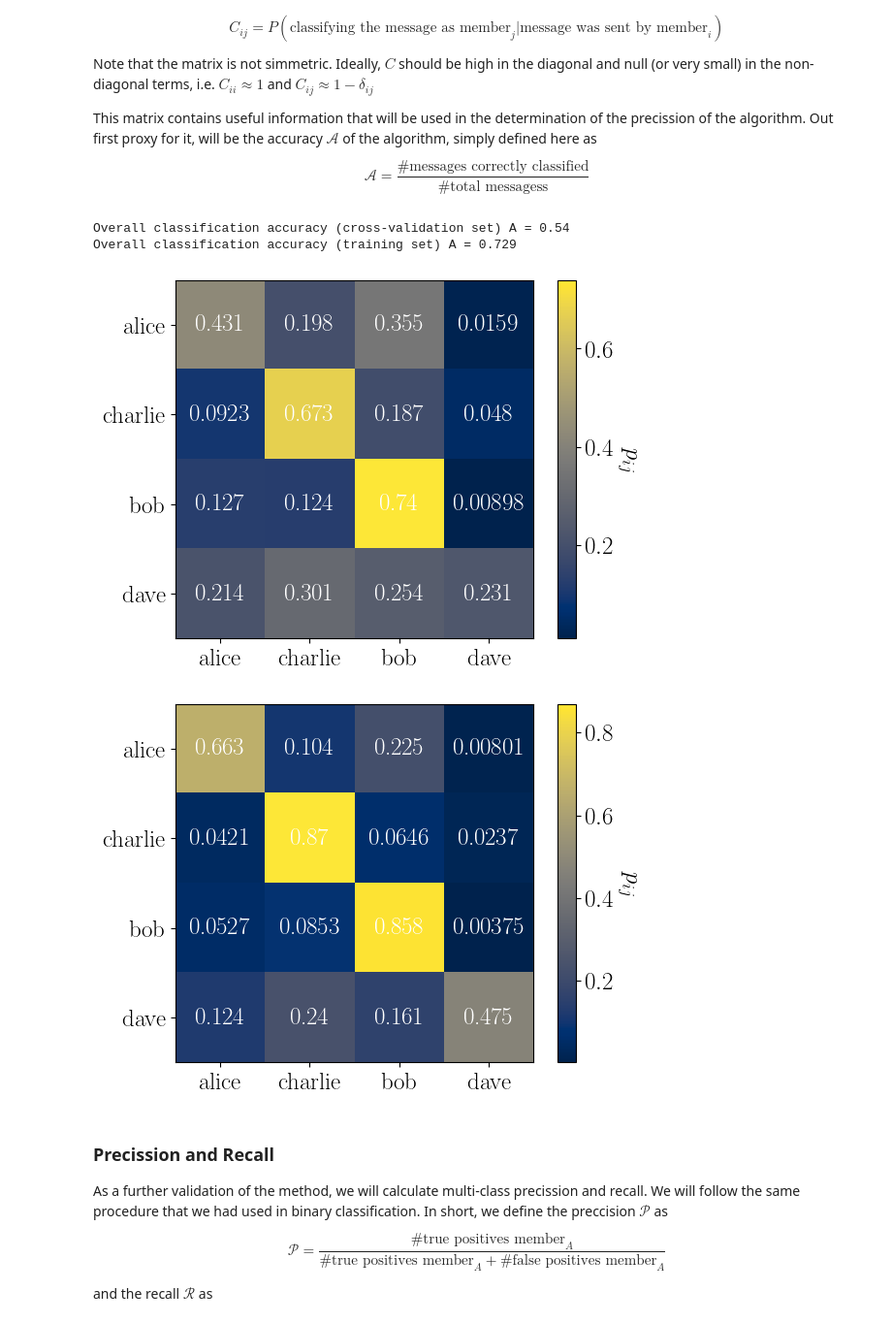
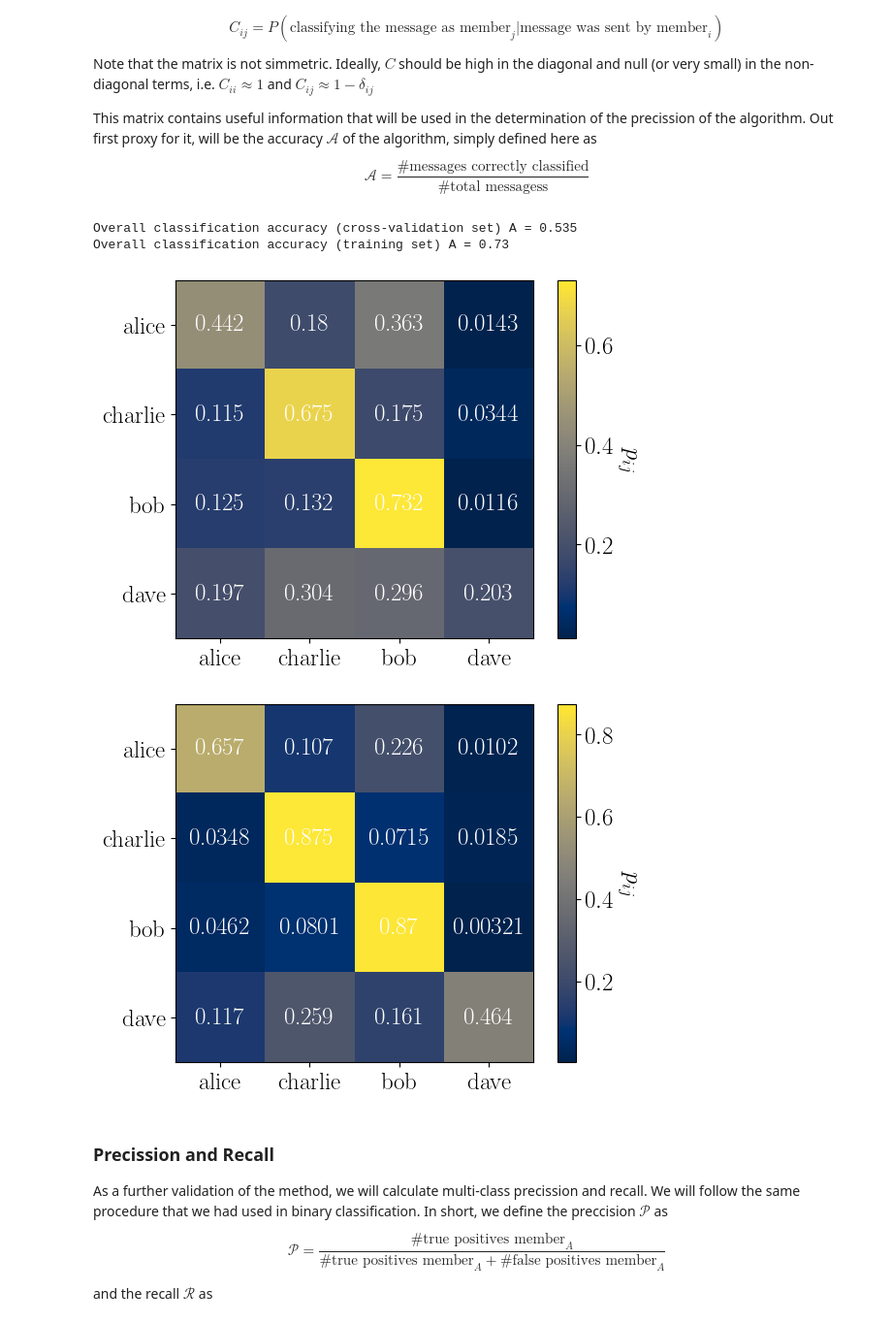
Before and after one commit to pastranacl/naive_bayes_whatsapp_group, a Jupyter notebook: naive_bayes_whatsapp_analysis.ipynb, the cells around one changed output. Shown: that part at 97% size. Saved outputs shown, nothing was run; the diff lists cells and outputs as text; code cells hidden in the pictures.

```diff
--- a/naive_bayes_whatsapp_analysis.ipynb
+++ b/naive_bayes_whatsapp_analysis.ipynb
@@ -265,7 +265,7 @@ def naive_bayes_whatsapp_messages(message, members, num_messages_members, prob_m
 messages, members_msg, members = load_conversations('./chats/chat.txt')
 
 # Split the data in training and cross-validation sets
-TRAINING_FRACTION = 0.8
+TRAINING_FRACTION = 0.7
 messages_train, messages_xval, members_msg_train, members_msg_xval  = split_data(messages, members_msg, TRAINING_FRACTION)
 
 # Make dictionary
@@ -361,39 +361,39 @@ def evaluate_cross_validation(messages, members_msg, members, num_messages_membe
         plt.rc('text', usetex=True)
         plt.rc('font', **font)
         fig, ax = plt.subplots()
 
 
         im = ax.imshow(classification_matrix, cmap='cividis')
 
         # Loop over data dimensions and create text annotations.
         for i in range(n_members):
             for j in range(n_members):
                 text = ax.text(j, i,  float('%.3g' % classification_matrix[i, j]), ha="center", va="center", color="w")
 
         # Labels
         ax.set_xticks(np.arange(n_members), labels=members)
         ax.set_yticks(np.arange(n_members), labels=members)
 
         # Color bar
         cbar = ax.figure.colorbar(im, ax=ax)
         cbar.ax.set_ylabel(r"$p_{ij}$", rotation=-90, va="bottom")
 
 
     return accuracy, classification_dict_matrix
 
 #accuracy, classification_dict_matrix = evaluate_cross_validation(messages_xval, members_msg_xval, members, num_messages_members, prob_message_members, word_dict_train, logprobs=True, plot_precc=True)
 #print("Overall classification accuracy (cross-validation set) A = " + str(float('%.3g' % accuracy))  )
 
-accuracy, classification_dict_matrix = evaluate_cross_validation(messages_xval, members_msg_xval, members, num_messages_members, prob_message_members, word_dict_train, logprobs=False, plot_precc=True)
+accuracy, classification_dict_matrix = evaluate_cross_validation(messages_xval, members_msg_xval, members, num_messages_members, prob_message_members, word_dict_train, logprobs=True, plot_precc=True)
 print("Overall classification accuracy (cross-validation set) A = " + str(float('%.3g' % accuracy))  )
 
-accuracy, classification_dict_matrix = evaluate_cross_validation(messages_train, members_msg_train, members, num_messages_members, prob_message_members, word_dict_train, True)
+accuracy, classification_dict_matrix = evaluate_cross_validation(messages_train, members_msg_train, members, num_messages_members, prob_message_members, word_dict_train, logprobs=True, plot_precc=True)
 print("Overall classification accuracy (training set) A = " + str(float('%.3g' % accuracy))  )
 # %% [output]
-Overall classification accuracy (cross-validation set) A = 0.54
-Overall classification accuracy (training set) A = 0.729
+Overall classification accuracy (cross-validation set) A = 0.535
+Overall classification accuracy (training set) A = 0.73
-[figure, old version]
+[figure, new version]
-[figure, old version]
+[figure, new version]
 # %% [markdown]
 ### Precission and Recall
 
```
Also changed, not shown: parts of 2 cells of this notebook.
